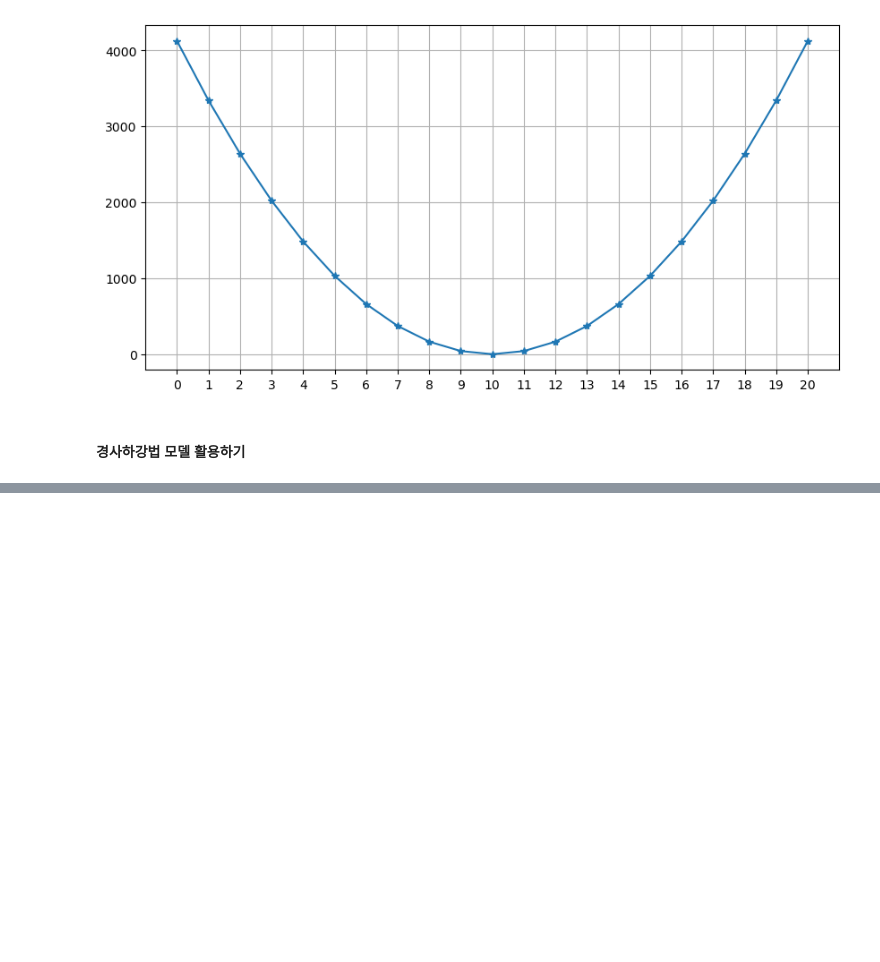
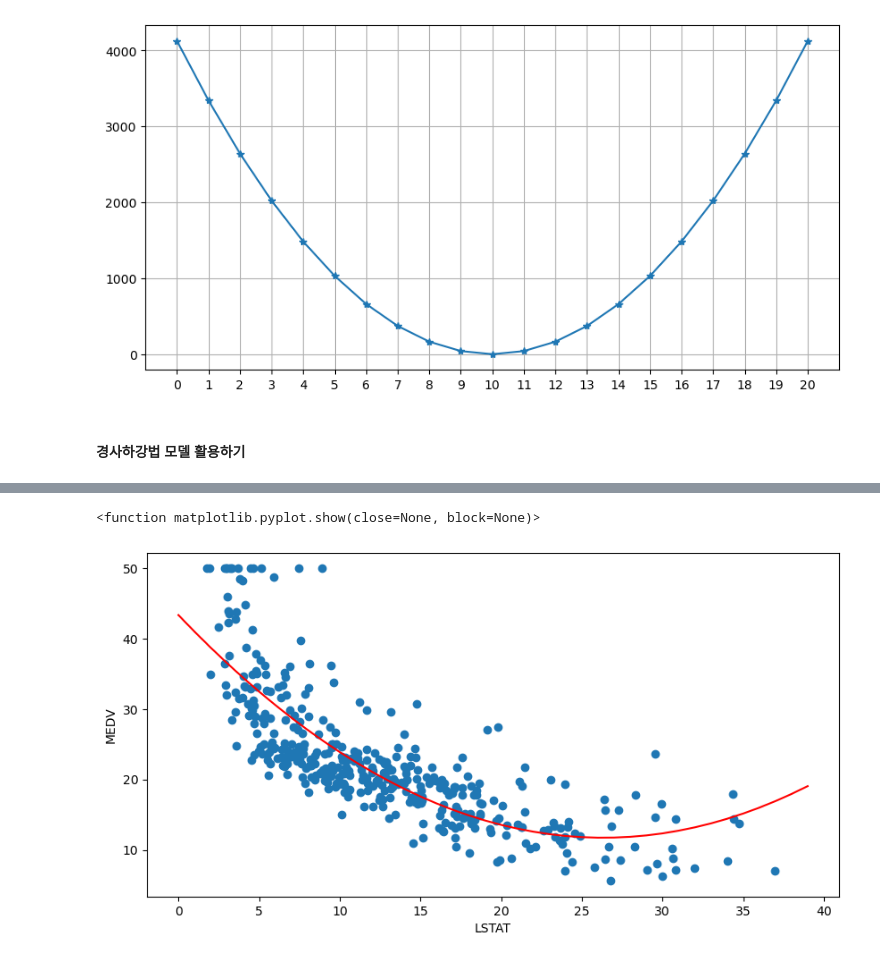
Before and after one commit to thekichan/gwangjuaicenter4, a Jupyter notebook: ex08_선형회귀 모델 이해하기.ipynb, the cells around one changed output, grey strips where cells are left out. Drawn from its saved outputs; the diff is of its cells as text; code cells hidden in the pictures; blank space fills up the shorter version.

```diff
--- a/ex08_선형회귀 모델 이해하기.ipynb
+++ b/ex08_선형회귀 모델 이해하기.ipynb
@@ -116,0 +242,4 @@ array([1.13168744])
+# %%
+data_df = pd.DataFrame(np.arange(40).reshape(-1,1))
+data_df[1] = data_df ** 2
+data_df
@@ -116,0 +264,2 @@ array([1.13168744])
+# %%
+y_pre2 = house_linear2.predict(data_df)
@@ -116,0 +277,11 @@ array([1.13168744])
+# %%
+# LSTAT와 MEDV 사이의 관계를 그래프로 확인해보자
+plt.figure(figsize=(10,5))
+plt.scatter(X_train['LSTAT'],y_train)
+plt.plot(y_pre2, c = 'red')
+plt.xlabel('LSTAT')
+plt.ylabel('MEDV')
+plt.show
+# %% [output]
+<function matplotlib.pyplot.show(close=None, block=None)>
+[figure, added]
```
Also changed, not shown: parts of 36 cells of this notebook.
